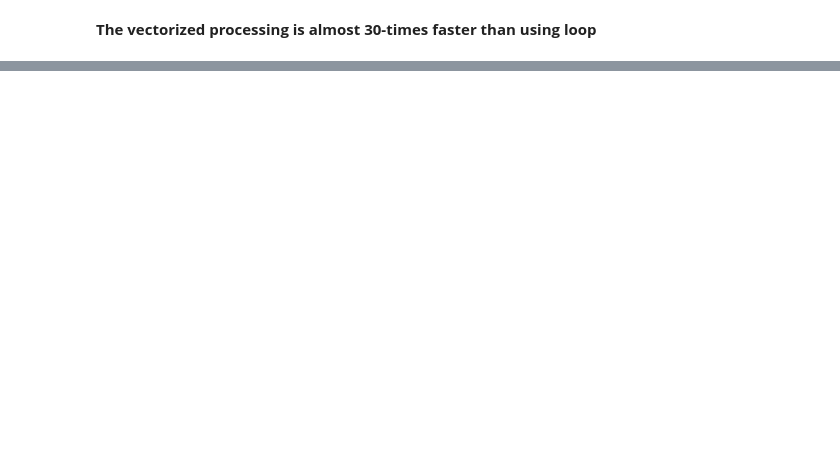
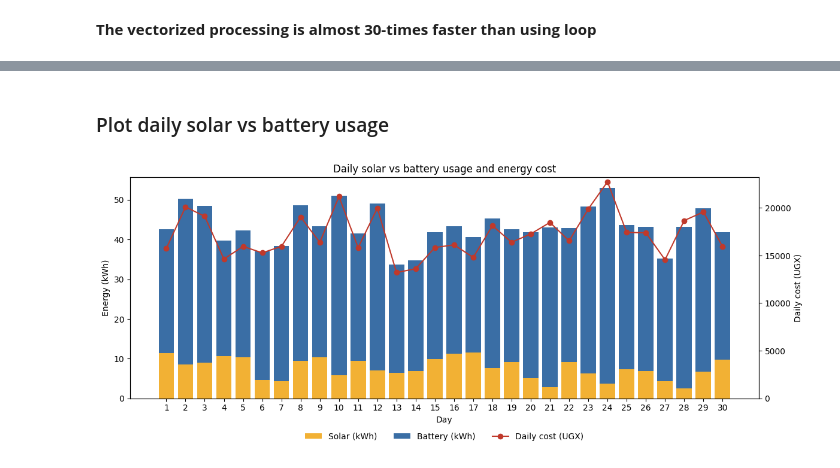
Before and after one commit to instantiate2roy/assignment-1, a Jupyter notebook: project2_solar.ipynb, the cells around one changed output, grey strips where cells are left out. Drawn from its saved outputs; the diff is of its cells as text; code cells hidden in the pictures; blank space fills up the shorter version.

```diff
--- a/project2_solar.ipynb
+++ b/project2_solar.ipynb
@@ -198,0 +327,30 @@ Name: count, dtype: int64
+# %% [markdown]
+### Plot daily solar vs battery usage
+# %%
+import matplotlib.pyplot as plt
+
+fig, ax_energy = plt.subplots(figsize=(12, 5))
+
+#stacked bars: solar at the bottom, battery on top
+ax_energy.bar(costs.index, costs["solar_kwh"], label="Solar (kWh)", color="#f2b134")
+ax_energy.bar(costs.index, costs["battery_kwh"], bottom=costs["solar_kwh"], label="Battery (kWh)", color="#3a6ea5")
+ax_energy.set_xlabel("Day")
+ax_energy.set_ylabel("Energy (kWh)")
+ax_energy.set_xticks(costs.index)
+
+#second y-axis for cost, sharing the same days
+ax_cost = ax_energy.twinx()
+ax_cost.plot(costs.index, costs["total_cost"], color="#c0392b", marker="o", label="Daily cost (UGX)")
+ax_cost.set_ylabel("Daily cost (UGX)")
+ax_cost.set_ylim(bottom=0)
+
+#one legend for both axes, placed below the chart so it doesn't cover the line
+bars, bar_labels = ax_energy.get_legend_handles_labels()
+line, line_labels = ax_cost.get_legend_handles_labels()
+ax_energy.legend(bars + line, bar_labels + line_labels, loc="upper center", bbox_to_anchor=(0.5, -0.12), ncol=3, frameon=False)
+
+ax_energy.set_title("Daily solar vs battery usage and energy cost")
+fig.tight_layout()
+plt.show()
+# %% [output]
+[figure, added]
```
Also changed, not shown: parts of 10 cells of this notebook, 4 other files.
